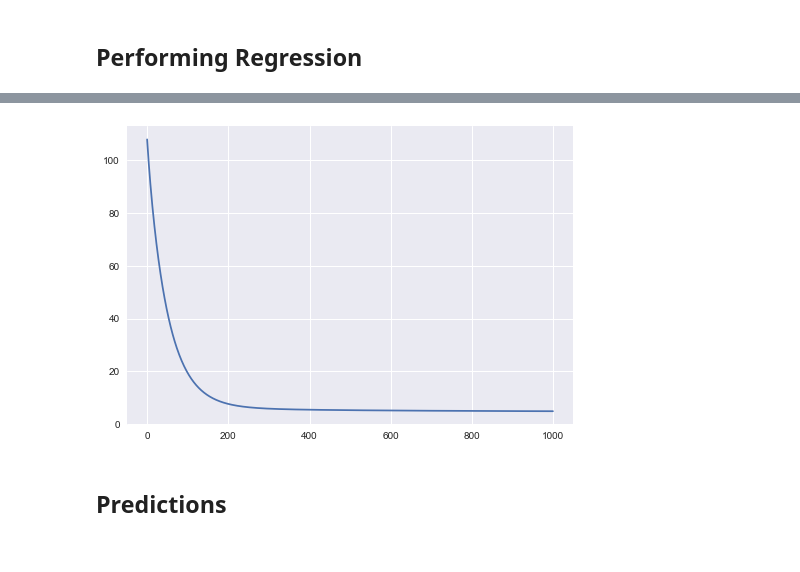
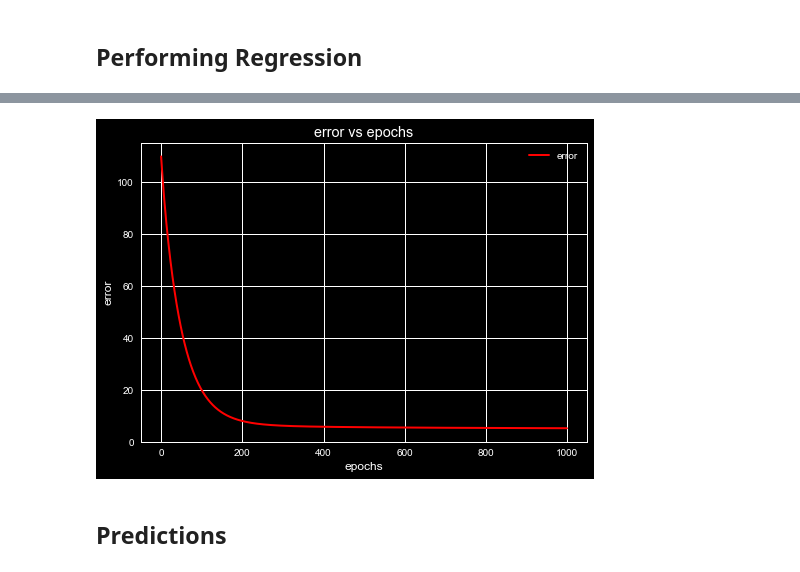
Before and after one commit to PritishWadhwa/ML-Assignments, a Jupyter notebook: Assignment1/Q1.ipynb, the cells around one changed output, grey strips where cells are left out. Saved outputs shown, nothing was run; the diff lists cells and outputs as text; code cells hidden in the pictures.

```diff
--- a/Assignment1/Q1.ipynb
+++ b/Assignment1/Q1.ipynb
@@ -154,18 +160,40 @@ def hypothesis(X, theta):
     return np.dot(X, theta)
 # %%
 def error(X, y, theta):
+    '''
+    error function
+    :param X: Input feature vector
+    :param y: Desired Output vector
+    :param theta: parameter vector
+    :return: root mean squared error(RMSE)
+    '''
     m = X.shape[0]
     y_ = hypothesis(X, theta)
     err = np.sum((y_ - y)**2)
     return err / m
 # %%
 def gradient(X, y, theta):
+    '''
+    gradient function
+    :param X: Input feature vector
+    :param y: Desired Output vector
+    :param theta: parameter vector
+    :return: gradient vector
+    '''
     m = X.shape[0]
     y_ = hypothesis(X, theta)
     grad = np.dot(X.T, (y_ - y))
     return grad/m
 # %%
 def gradientDescent(X, y, learningRate=0.01, maxEpochs=1000):
+    '''
+    gradient descent function
+    :param X: Input feature vector
+    :param y: Desired Output vector
+    :param learningRate: learning rate
+    :param maxEpochs: maximum number of epochs
+    :return: theta vector and error list
+    '''
     m, n = X.shape
     theta = np.zeros((n,))
     errorList = []
@@ -187,10 +215,17 @@ array([ 9.87206706,  0.34876951,  0.34717279,  0.66690702,  0.60166668,
 # %%
 plt.style.use('seaborn')
+plt.style.use('ggplot')
+plt.style.use('dark_background')
-# %%
-plt.plot(errorList)
-plt.show()
-# %% [output]
-[figure, removed]
+# %%
+plt.plot(errorList, 'r-', label='error', linewidth=2)
+plt.legend()
+plt.xlabel('epochs')
+plt.ylabel('error')
+plt.title('error vs epochs')
+plt.savefig('plots/Q1_error.png')
+plt.show()
+# %% [output]
+[figure, added]
 # %% [markdown]
 ## Predictions
 # %%
```
Also changed, not shown: parts of 25 cells of this notebook, 19 other files.
